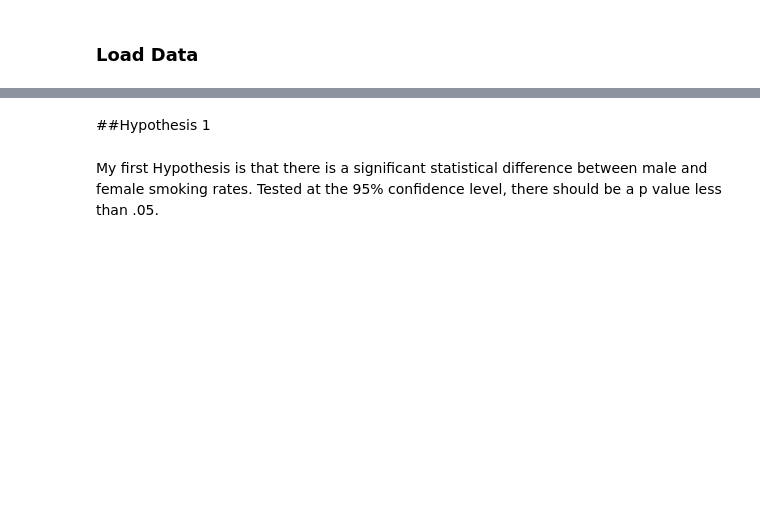
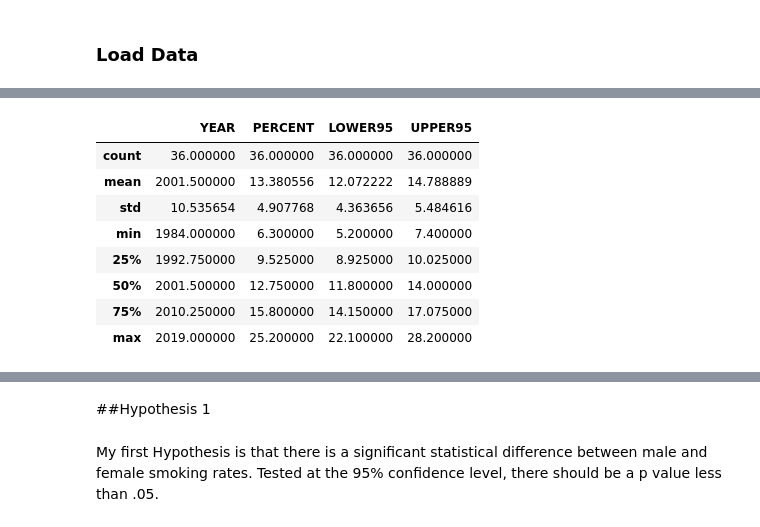
Before and after one commit to andrewbeckster/Smoking-and-Tobacco-Analysis, a Jupyter notebook: Smoking_and_Tobacco_Consumption.ipynb, the cells around one changed output, grey strips where cells are left out. Saved outputs shown, nothing was run; the diff lists cells and outputs as text; code cells hidden in the pictures; blank space fills up the shorter version.

```diff
--- a/Smoking_and_Tobacco_Consumption.ipynb
+++ b/Smoking_and_Tobacco_Consumption.ipynb
@@ -57,0 +97,12 @@ capita_df=tobacco_df1.loc[(tobacco_df1['Submeasure'] == 'Total Combustible Tobac
+# %%
+female_df.describe()
+# %% [output]
+|  | YEAR | PERCENT | LOWER95 | UPPER95 |
+| count | 36.000000 | 36.000000 | 36.000000 | 36.000000 |
+| mean | 2001.500000 | 13.380556 | 12.072222 | 14.788889 |
+| std | 10.535654 | 4.907768 | 4.363656 | 5.484616 |
+| min | 1984.000000 | 6.300000 | 5.200000 | 7.400000 |
+| 25% | 1992.750000 | 9.525000 | 8.925000 | 10.025000 |
+| 50% | 2001.500000 | 12.750000 | 11.800000 | 14.000000 |
+| 75% | 2010.250000 | 15.800000 | 14.150000 | 17.075000 |
+| max | 2019.000000 | 25.200000 | 22.100000 | 28.200000 |
```
Also changed, not shown: parts of 8 cells of this notebook.
